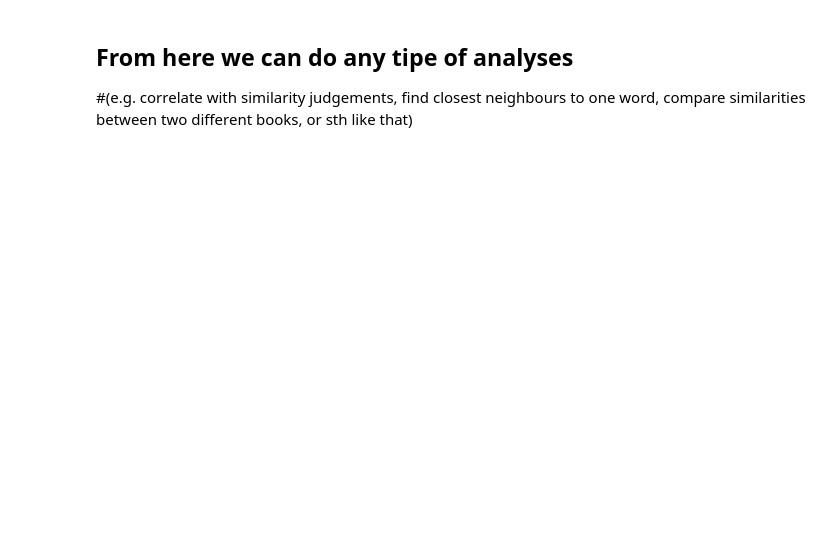
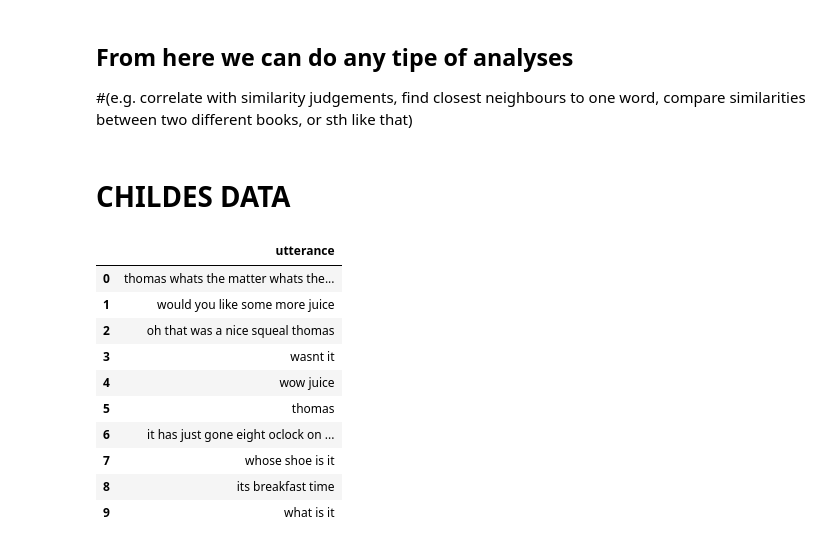
Before and after one commit to rgalhama/emlar2021, a Jupyter notebook: EMLAR2021.ipynb, the cells around one changed output. Saved outputs shown, nothing was run; the diff lists cells and outputs as text; code cells hidden in the pictures; blank space fills up the shorter version.

Commit message:
Add CHILDES with Pandas section

```diff
--- a/EMLAR2021.ipynb
+++ b/EMLAR2021.ipynb
@@ -170,3 +134,20 @@ print(get_similarities("lamp","drink"))
 # %% [markdown]
 ## From here we can do any tipe of analyses
 #(e.g. correlate with similarity judgements, find closest neighbours to one word, compare similarities between two different books, or sth like that)
+# %% [markdown]
+# CHILDES DATA
+# %%
+thomas = pd.read_csv('thomas.csv')
+thomas.head(n = 10)
+# %% [output]
+|  | utterance |
+| 0 | thomas whats the matter whats the... |
+| 1 | would you like some more juice |
+| 2 | oh that was a nice squeal thomas |
+| 3 | wasnt it |
+| 4 | wow juice |
+| 5 | thomas |
+| 6 | it has just gone eight oclock on ... |
+| 7 | whose shoe is it |
+| 8 | its breakfast time |
+| 9 | what is it |
```
Also changed, not shown: parts of 20 cells of this notebook, 7 other files.
